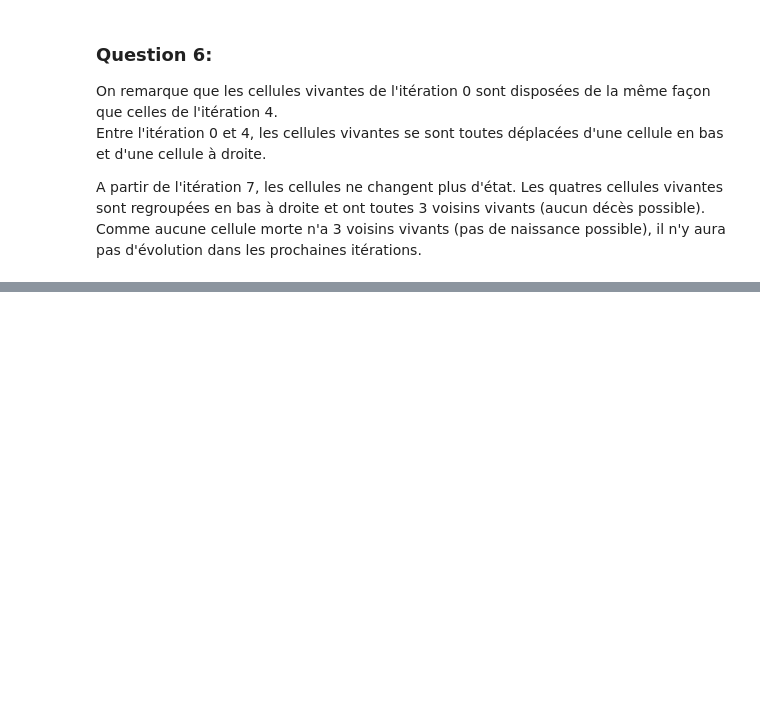
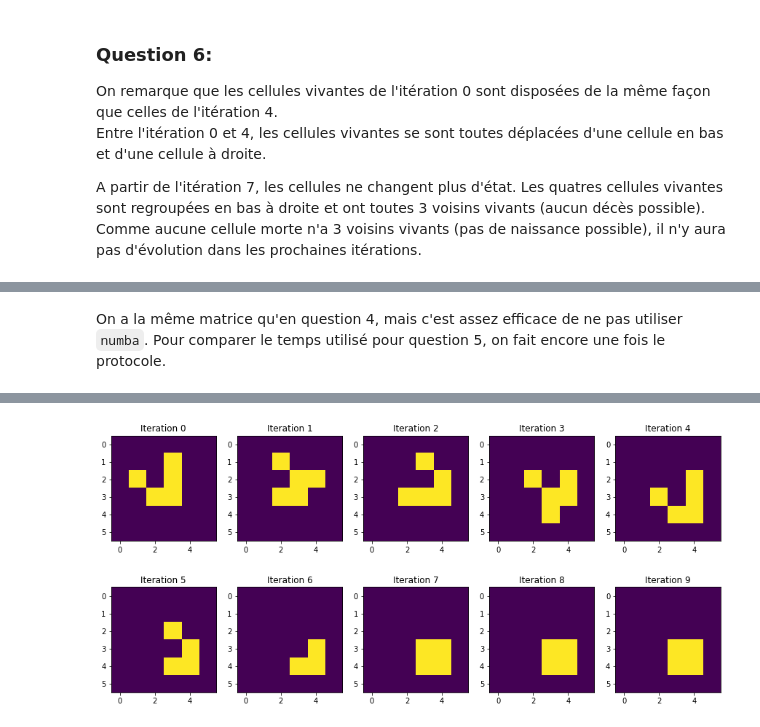
Before and after one commit to jroeste/DevLogHMMA238, a Jupyter notebook: HMMA238_TP_Gout_Roste.ipynb, the cells around one changed output, grey strips where cells are left out. Drawn from its saved outputs; the diff is of its cells as text; code cells hidden in the pictures; blank space fills up the shorter version.

Commit message:
finished 7 and started 8

```diff
--- a/HMMA238_TP_Gout_Roste.ipynb
+++ b/HMMA238_TP_Gout_Roste.ipynb
@@ -60,0 +78,8 @@ Les quatres cellules vivantes sont regroupées en bas à droite et ont toutes 3
+# %%
+Z_init = [[0,0,0,0,0,0], # remark: Using python list
+          [0,0,0,1,0,0],
+          [0,1,0,1,0,0],
+          [0,0,1,1,0,0],
+          [0,0,0,0,0,0],
+          [0,0,0,0,0,0]]
+Z_np = np.array(Z_init)
@@ -60,0 +123,10 @@ Les quatres cellules vivantes sont regroupées en bas à droite et ont toutes 3
+# %% [markdown]
+On a la même matrice qu'en question 4, mais c'est assez efficace de ne pas utiliser `numba`. Pour comparer le temps utilisé pour question 5, on fait encore une fois le protocole.
+# %%
+from utils import iteration_jeu_np
+# DO NOT REPORT THIS... COMPILATION TIME IS INCLUDED IN THE EXECUTION TIME!
+start = time.time()
+plotJeuDeLaVie(10,Z_np,iteration_jeu_np)
+end = time.time()
+print("Elapsed (including compilation) = %s" % (end - start))
+# %% [output]
@@ -60,0 +134 @@ Les quatres cellules vivantes sont regroupées en bas à droite et ont toutes 3
+[figure, added]
```
Also changed, not shown: parts of 18 cells of this notebook, 1 other file.
